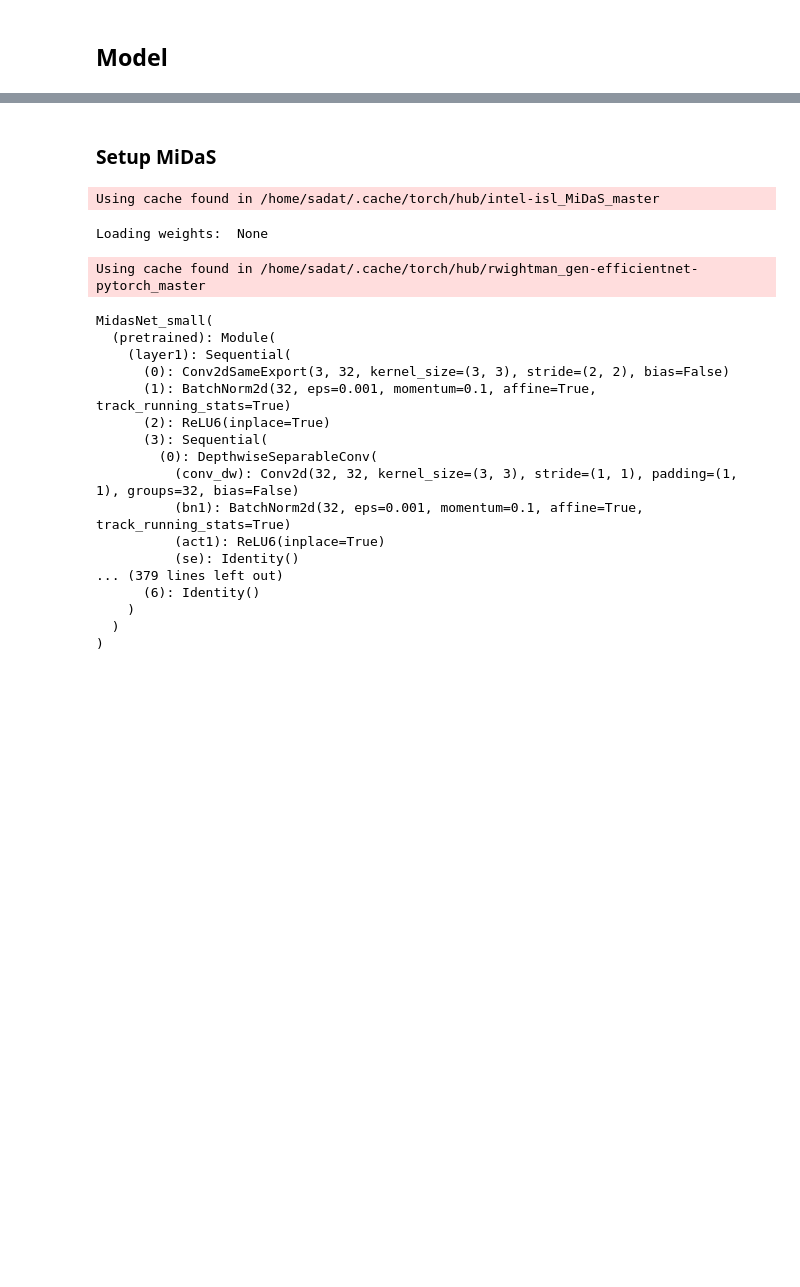
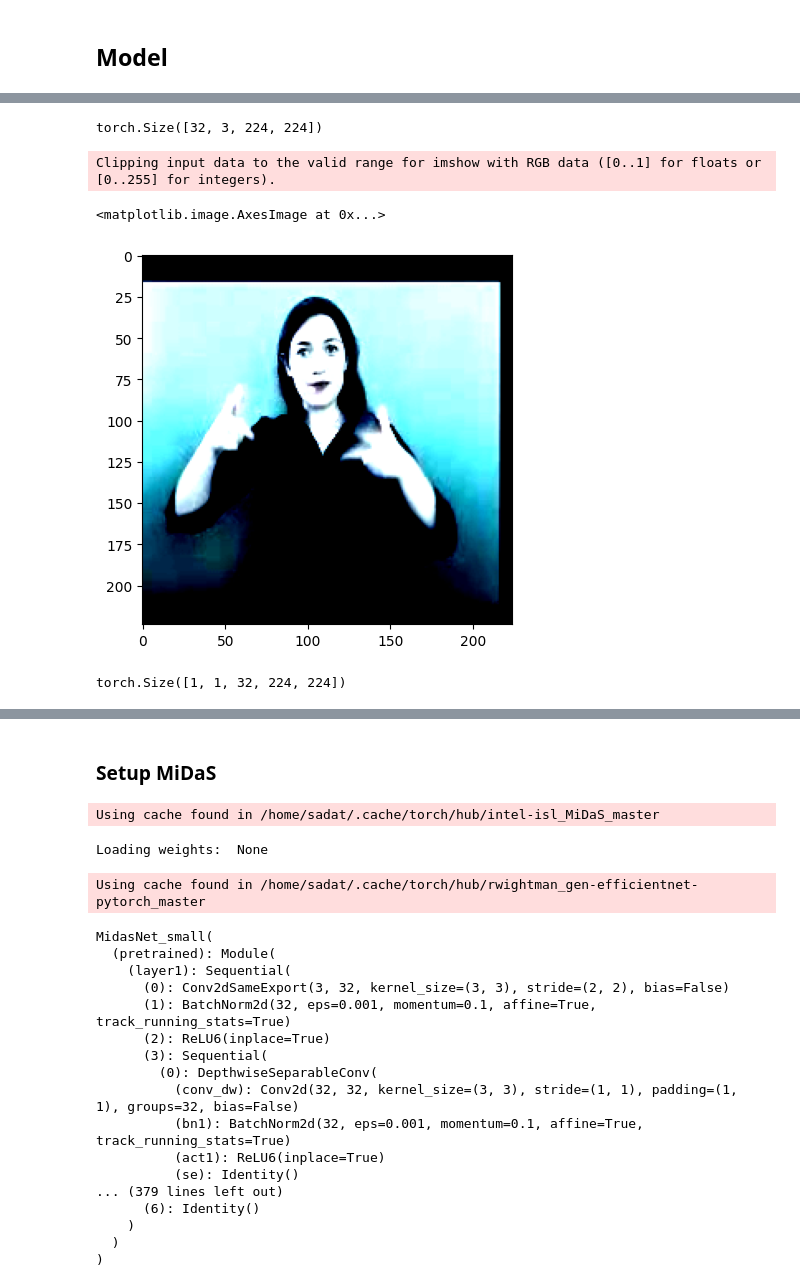
Before and after one commit to UoA-CARES/csn-sign-autoencoder, a Jupyter notebook: depth/depth.ipynb, the cells around one changed output, grey strips where cells are left out. Cells and saved outputs as stored; diff of their text form; code cells hidden in the pictures; blank space fills up the shorter version.

Commit message:
feat: add flow and depth notebooks

```diff
--- a/depth/depth.ipynb
+++ b/depth/depth.ipynb
@@ -142,0 +159,9 @@ model = EncoderDecoder(encoder, decoder, depth_head)
+# %%
+for x in train_loader:
+    break
+# %%
+imgs = x['imgs']
+# %%
+imgs.squeeze().permute(1,0,2,3).shape
+# %% [output]
+torch.Size([32, 3, 224, 224])
@@ -142,0 +170,8 @@ model = EncoderDecoder(encoder, decoder, depth_head)
+# %%
+img_iter = iter(imgs.squeeze().permute(1,2,3,0))
+# %%
+plt.imshow(next(img_iter))
+# %% [output]
+Clipping input data to the valid range for imshow with RGB data ([0..1] for floats or [0..255] for integers).
+<matplotlib.image.AxesImage at 0x...>
+[figure, added]
@@ -142,0 +183,4 @@ model = EncoderDecoder(encoder, decoder, depth_head)
+# %%
+depth.shape
+# %% [output]
+torch.Size([1, 1, 32, 224, 224])
```
Also changed, not shown: parts of 8 cells of this notebook, 7 other files.
